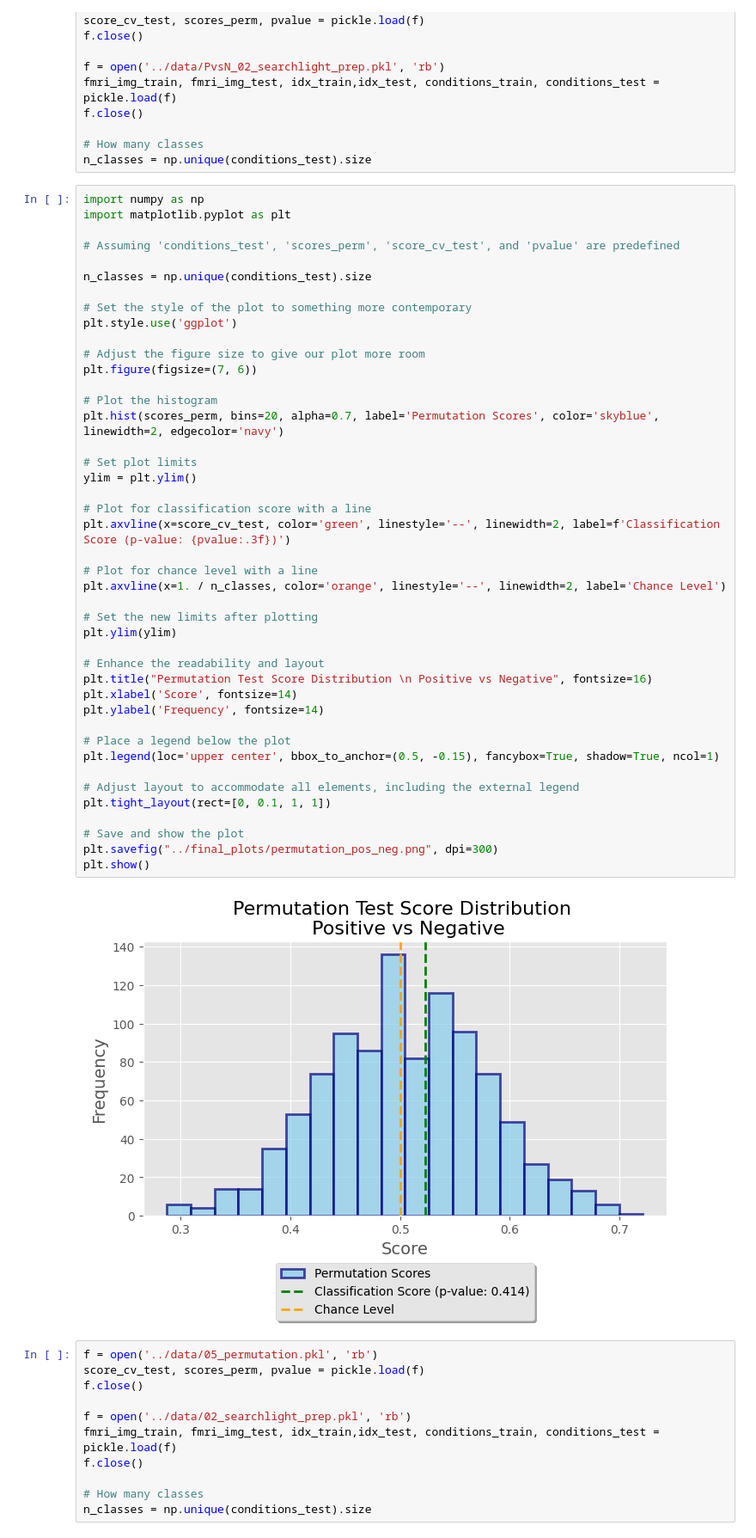
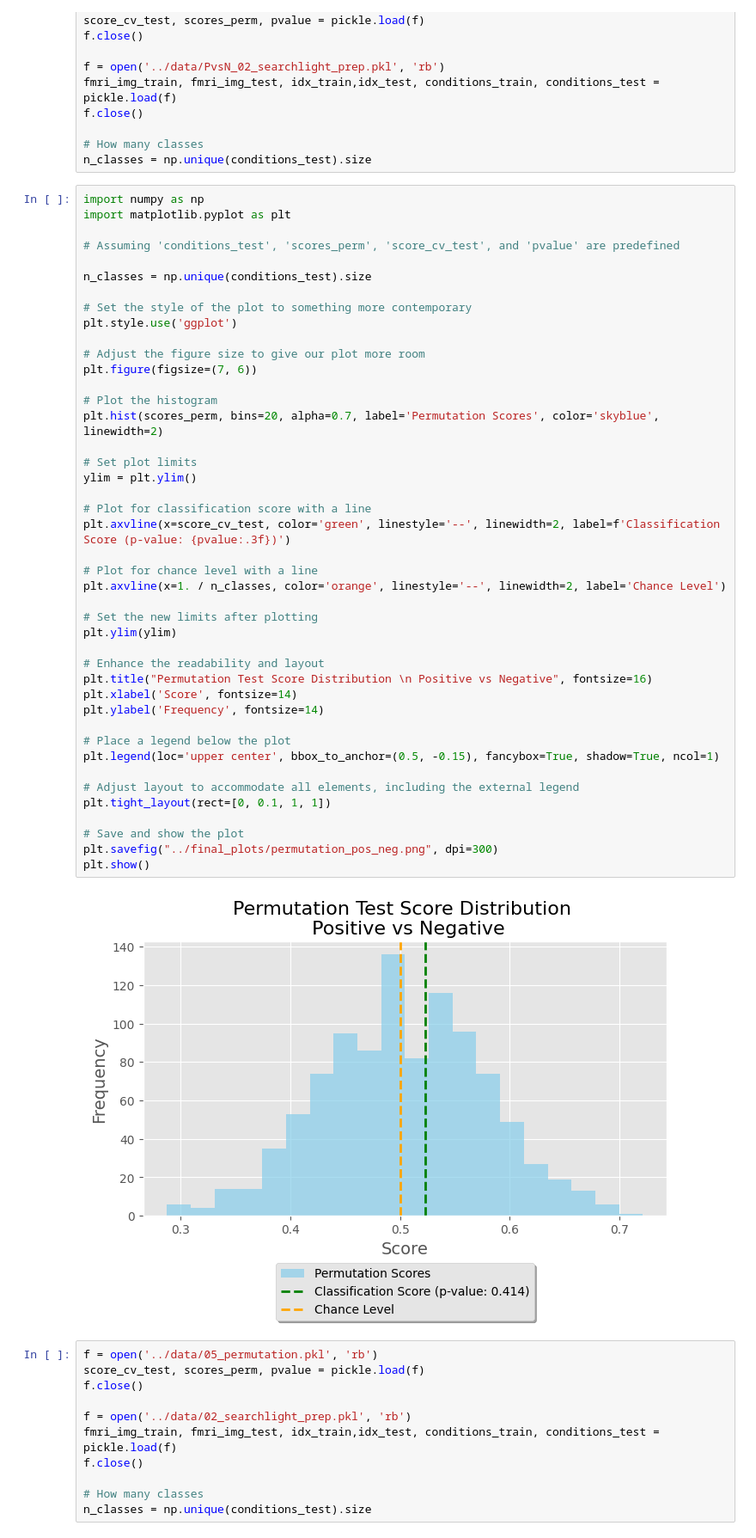
Before and after one commit to AddiH/neuro_4, a Jupyter notebook: src/06_plot_class.ipynb, the cells around one changed output. Shown at 86% size. Saved outputs shown, nothing was run; the diff lists cells and outputs as text.

Commit message:
pretty plots

```diff
--- a/src/06_plot_class.ipynb
+++ b/src/06_plot_class.ipynb
@@ -28,36 +28,36 @@ plt.style.use('ggplot')
 plt.figure(figsize=(7, 6))
 
 # Plot the histogram
-plt.hist(scores_perm, bins=20, alpha=0.7, label='Permutation Scores', color='skyblue', linewidth=2, edgecolor='navy')
+plt.hist(scores_perm, bins=20, alpha=0.7, label='Permutation Scores', color='skyblue', linewidth=2)
 
 # Set plot limits
 ylim = plt.ylim()
 
 # Plot for classification score with a line
 plt.axvline(x=score_cv_test, color='green', linestyle='--', linewidth=2, label=f'Classification Score (p-value: {pvalue:.3f})')
 
 # Plot for chance level with a line
 plt.axvline(x=1. / n_classes, color='orange', linestyle='--', linewidth=2, label='Chance Level')
 
 # Set the new limits after plotting
 plt.ylim(ylim)
 
 # Enhance the readability and layout
 plt.title("Permutation Test Score Distribution \n Positive vs Negative", fontsize=16)
 plt.xlabel('Score', fontsize=14)
 plt.ylabel('Frequency', fontsize=14)
 
 # Place a legend below the plot
 plt.legend(loc='upper center', bbox_to_anchor=(0.5, -0.15), fancybox=True, shadow=True, ncol=1)
 
 # Adjust layout to accommodate all elements, including the external legend
 plt.tight_layout(rect=[0, 0.1, 1, 1])
 
 # Save and show the plot
 plt.savefig("../final_plots/permutation_pos_neg.png", dpi=300)
 plt.show()
 # %% [output]
-[figure, old version]
+[figure, new version]
 # %%
 f = open('../data/05_permutation.pkl', 'rb')
 score_cv_test, scores_perm, pvalue = pickle.load(f)
```
Also changed, not shown: parts of 1 cell of this notebook, 2 other files.
